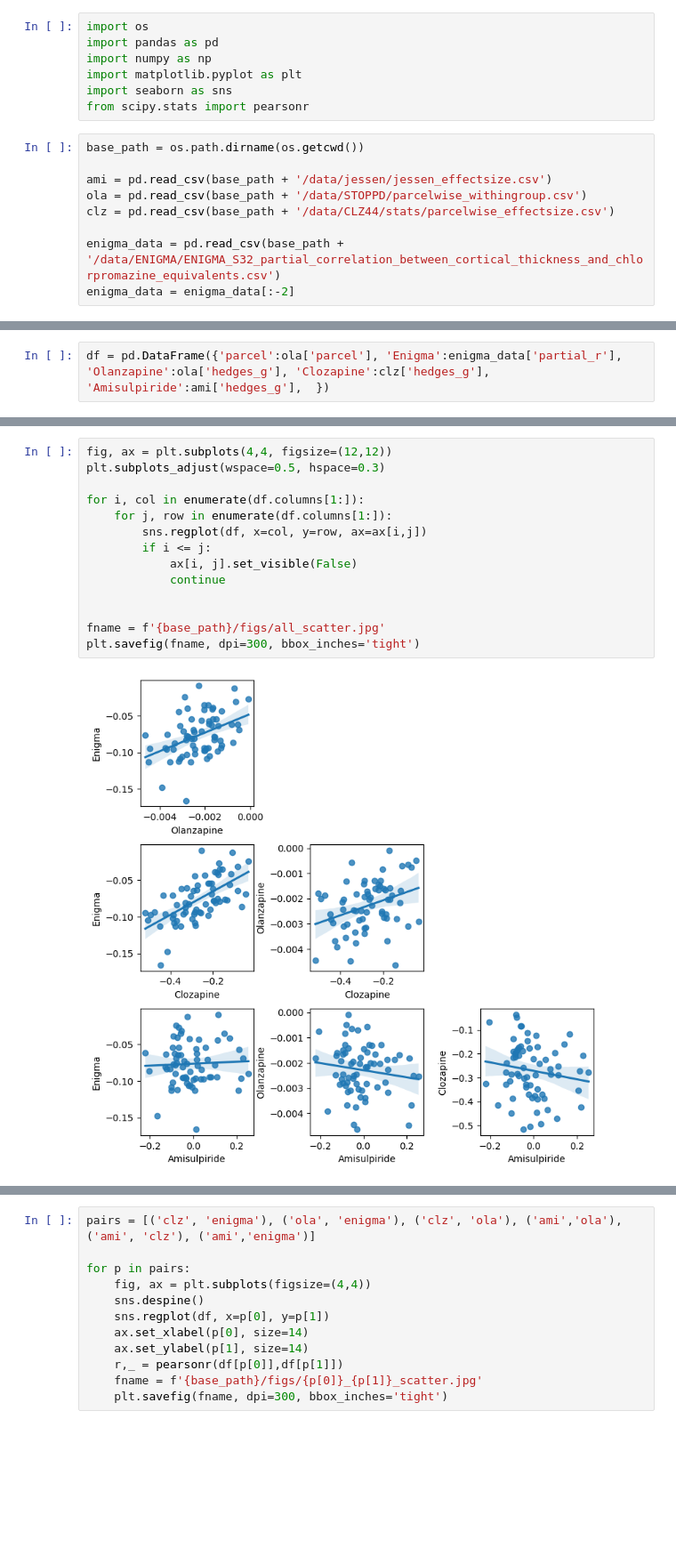
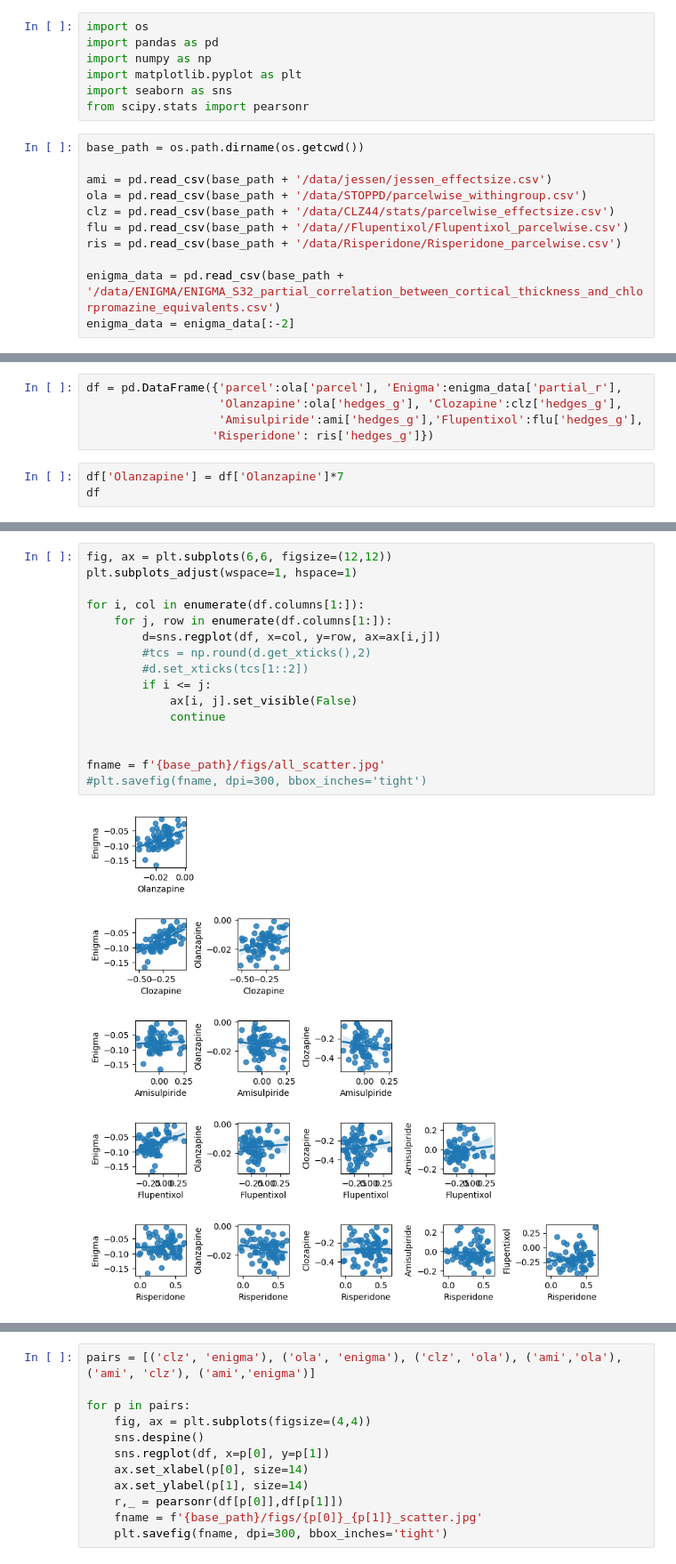
Before and after one commit to ltuominen/AP_comparison, a Jupyter notebook: code/correlate_patters.ipynb, the cells around one changed output, grey strips where cells are left out. Shown at 89% size. Drawn from its saved outputs; the diff is of its cells as text; blank space fills up the shorter version.

```diff
--- a/code/correlate_patters.ipynb
+++ b/code/correlate_patters.ipynb
@@ -13,6 +13,8 @@ base_path = os.path.dirname(os.getcwd())
 ami = pd.read_csv(base_path + '/data/jessen/jessen_effectsize.csv')
 ola = pd.read_csv(base_path + '/data/STOPPD/parcelwise_withingroup.csv')
 clz = pd.read_csv(base_path + '/data/CLZ44/stats/parcelwise_effectsize.csv')
+flu = pd.read_csv(base_path + '/data//Flupentixol/Flupentixol_parcelwise.csv')
+ris = pd.read_csv(base_path + '/data/Risperidone/Risperidone_parcelwise.csv')
 
 enigma_data = pd.read_csv(base_path + '/data/ENIGMA/ENIGMA_S32_partial_correlation_between_cortical_thickness_and_chlorpromazine_equivalents.csv')
 enigma_data = enigma_data[:-2]
@@ -37,2 +40,8 @@ regions
 # %%
-df = pd.DataFrame({'parcel':ola['parcel'], 'Enigma':enigma_data['partial_r'], 'Olanzapine':ola['hedges_g'], 'Clozapine':clz['hedges_g'], 'Amisulpiride':ami['hedges_g'],  })
+df = pd.DataFrame({'parcel':ola['parcel'], 'Enigma':enigma_data['partial_r'],
+                   'Olanzapine':ola['hedges_g'], 'Clozapine':clz['hedges_g'],
+                   'Amisulpiride':ami['hedges_g'],'Flupentixol':flu['hedges_g'],
+                  'Risperidone': ris['hedges_g']})
+# %%
+df['Olanzapine'] = df['Olanzapine']*7
+df
@@ -39,16 +62,18 @@ df = pd.DataFrame({'parcel':ola['parcel'], 'Enigma':enigma_data['partial_r'], 'O
 # %%
-fig, ax = plt.subplots(4,4, figsize=(12,12))
-plt.subplots_adjust(wspace=0.5, hspace=0.3)
+fig, ax = plt.subplots(6,6, figsize=(12,12))
+plt.subplots_adjust(wspace=1, hspace=1)
 
 for i, col in enumerate(df.columns[1:]):
     for j, row in enumerate(df.columns[1:]):
-        sns.regplot(df, x=col, y=row, ax=ax[i,j])
+        d=sns.regplot(df, x=col, y=row, ax=ax[i,j])
+        #tcs = np.round(d.get_xticks(),2)
+        #d.set_xticks(tcs[1::2])
         if i <= j:
             ax[i, j].set_visible(False)
             continue
 
 
 fname = f'{base_path}/figs/all_scatter.jpg'
-plt.savefig(fname, dpi=300, bbox_inches='tight')
+#plt.savefig(fname, dpi=300, bbox_inches='tight')
 # %% [output]
-[figure, old version]
+[figure, new version]
```
Also changed, not shown: parts of 5 cells of this notebook, 6 other files.
